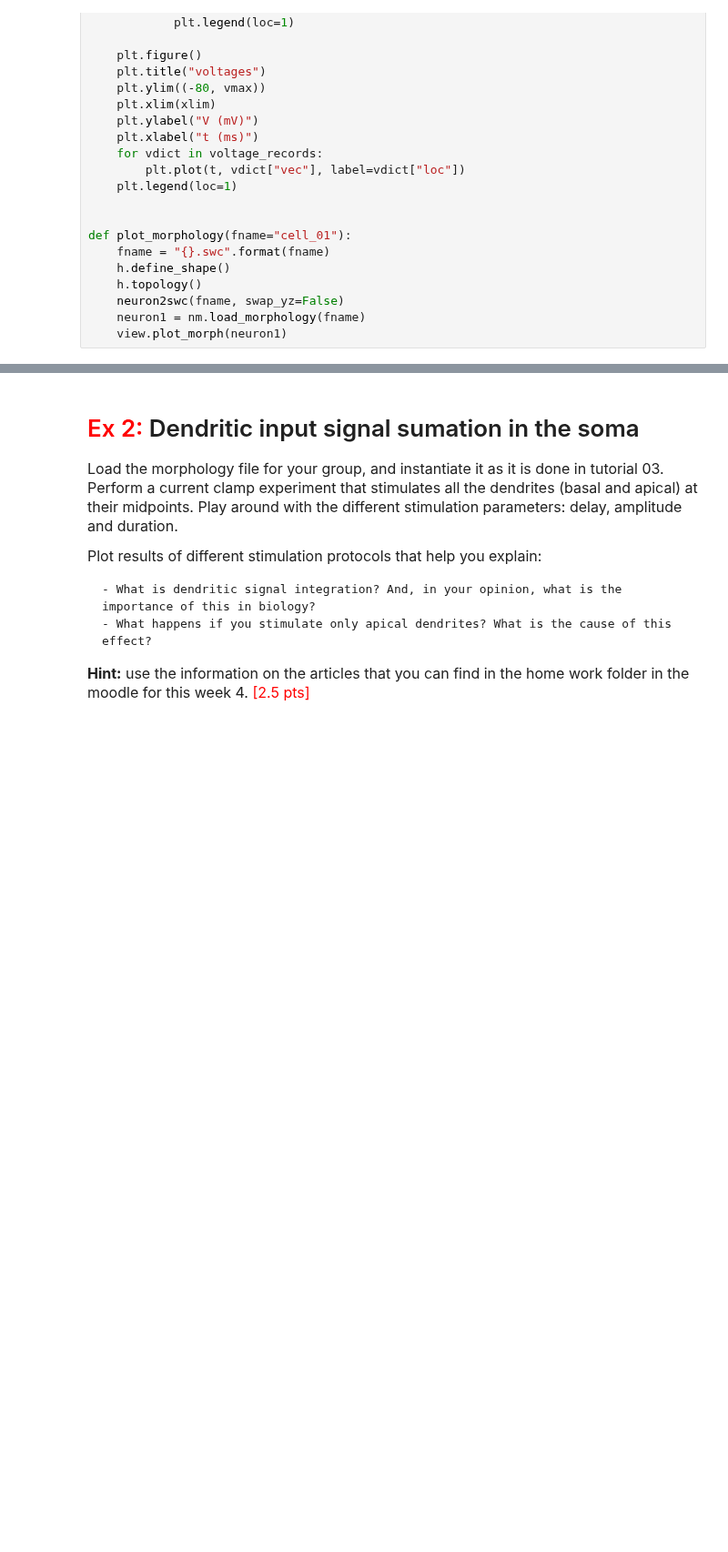
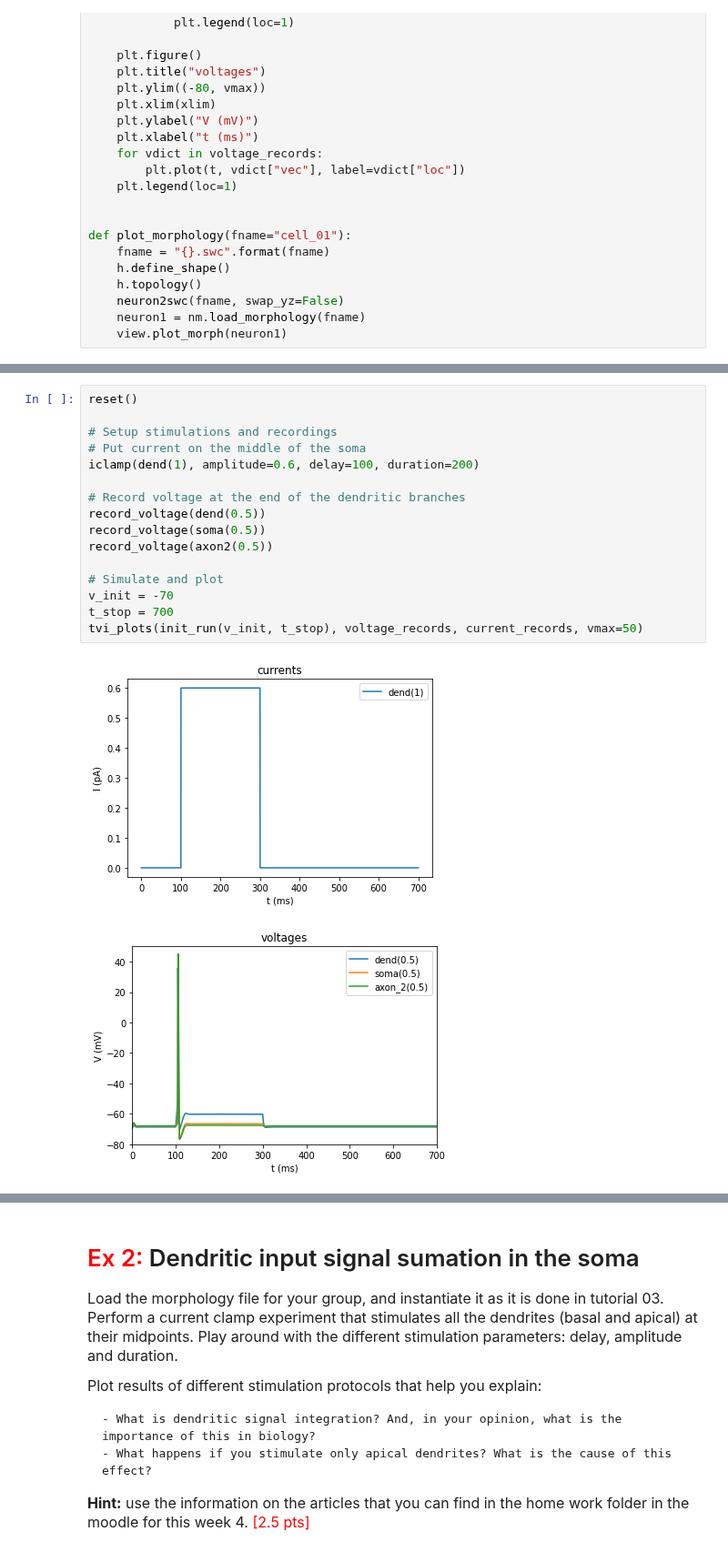
Before and after one commit to AlbrechtAlice/In-Silico-Neuroscience, a Jupyter notebook: Week4_HomeWork.ipynb, the cells around one changed output, grey strips where cells are left out. Shown at 91% size. Cells and saved outputs as stored; diff of their text form; blank space fills up the shorter version.

```diff
--- a/Week4_HomeWork.ipynb
+++ b/Week4_HomeWork.ipynb
@@ -300,0 +323,19 @@ In this case
+# %%
+reset()
+
+# Setup stimulations and recordings
+# Put current on the middle of the soma
+iclamp(dend(1), amplitude=0.6, delay=100, duration=200)
+
+# Record voltage at the end of the dendritic branches
+record_voltage(dend(0.5))
+record_voltage(soma(0.5))
+record_voltage(axon2(0.5))
+
+# Simulate and plot
+v_init = -70
+t_stop = 700
+tvi_plots(init_run(v_init, t_stop), voltage_records, current_records, vmax=50)
+# %% [output]
+[figure, added]
+[figure, added]
```
Also changed, not shown: parts of 17 cells of this notebook.
